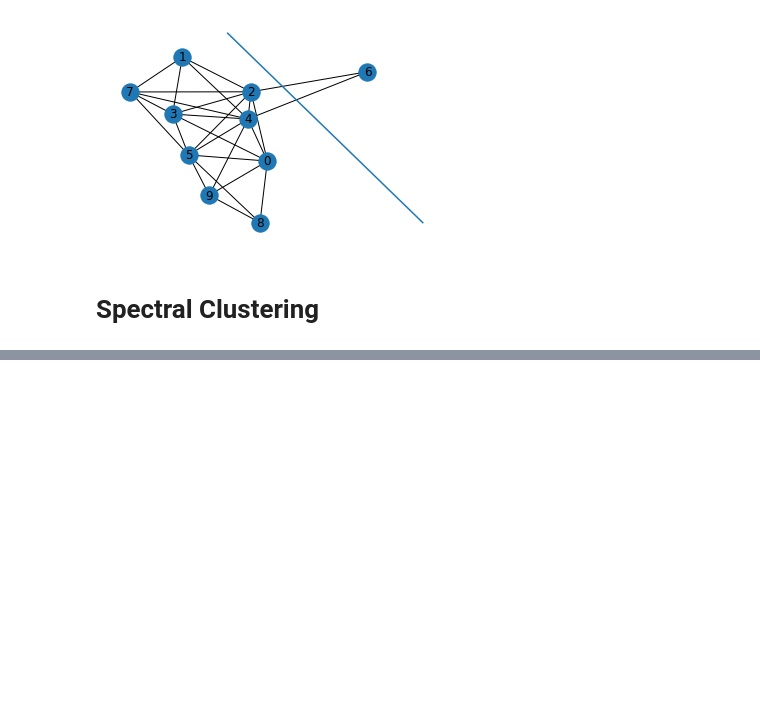
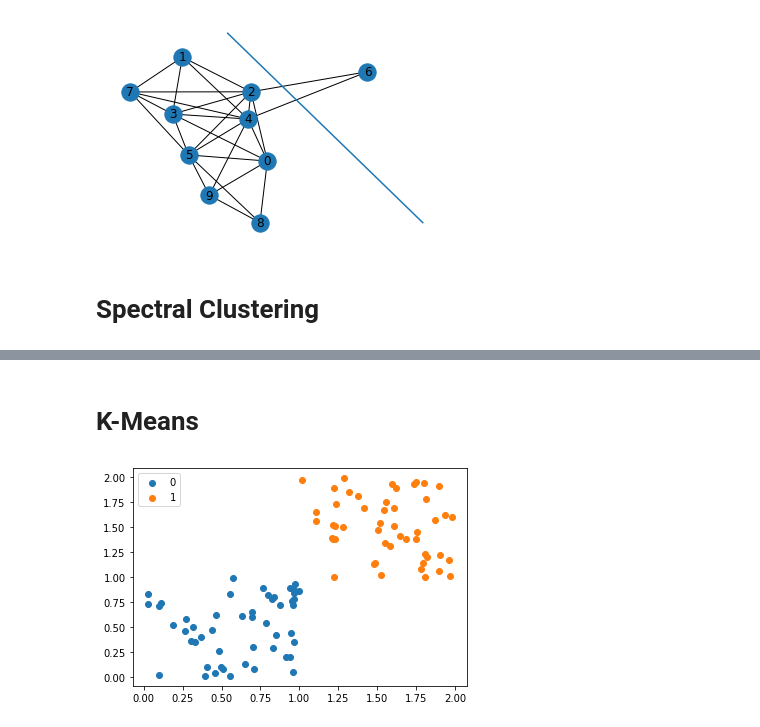
Before and after one commit to joseph-c-mcguire/Math-of-data-science, a Jupyter notebook: MATH_476_Graph_Generation.ipynb, the cells around one changed output, grey strips where cells are left out. Saved outputs shown, nothing was run; the diff lists cells and outputs as text; code cells hidden in the pictures; blank space fills up the shorter version.

```diff
--- a/MATH_476_Graph_Generation.ipynb
+++ b/MATH_476_Graph_Generation.ipynb
@@ -403,0 +463,26 @@ plt.savefig('cuts.png', Format = 'PNG')
+# %% [markdown]
+# K-Means
+# %%
+from sklearn.cluster import KMeans
+from sklearn.datasets import load_iris
+import pandas as pd
+import numpy as np
+import matplotlib.pyplot as plt
+
+X_1 = np.random.rand(50,2)
+X_2 = np.random.rand(50,2) + [1,1]
+
+X = np.concatenate((X_1,X_2), axis = 0)
+X = pd.DataFrame(X)
+# plt.scatter(x = X_1[:,0], y = X_1[:,1])
+# plt.scatter(x = X_2[:,0], y = X_2[:,1])
+Model = KMeans(n_clusters=2, random_state = 0).fit(X)
+labels = Model.fit_predict(X)
+#
+X['label'] = labels
+plt.scatter(X[X['label'] == 0][0], X[X['label'] == 0][1], label = 0)
+plt.scatter(X[X['label'] == 1][0], X[X['label'] == 1][1], label = 1)
+plt.legend()
+plt.savefig('kmeans.png', Format = 'PNG')
+# %% [output]
+[figure, added]
```
Also changed, not shown: parts of 10 cells of this notebook.
